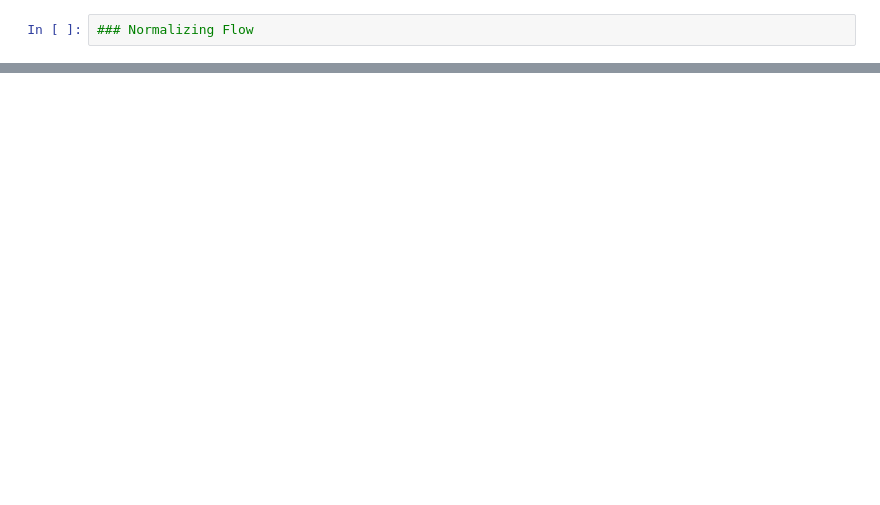
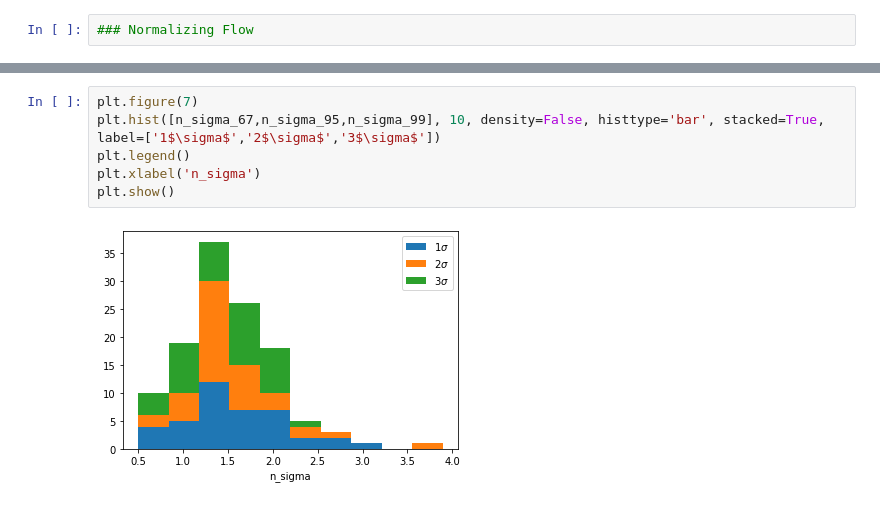
Before and after one commit to SBU-EVAN/LSST_emulation, a Jupyter notebook: flow.ipynb, the cells around one changed output, grey strips where cells are left out. Cells and saved outputs as stored; diff of their text form; blank space fills up the shorter version.

```diff
--- a/flow.ipynb
+++ b/flow.ipynb
@@ -705 +663,9 @@ plt.show()
+# %%
+plt.figure(7)
+plt.hist([n_sigma_67,n_sigma_95,n_sigma_99], 10, density=False, histtype='bar', stacked=True, label=['1$\sigma$','2$\sigma$','3$\sigma$'])
+plt.legend()
+plt.xlabel('n_sigma')
+plt.show()
+# %% [output]
+[figure, added]
 # %%
```
Also changed, not shown: parts of 17 cells of this notebook, 19 other files.
